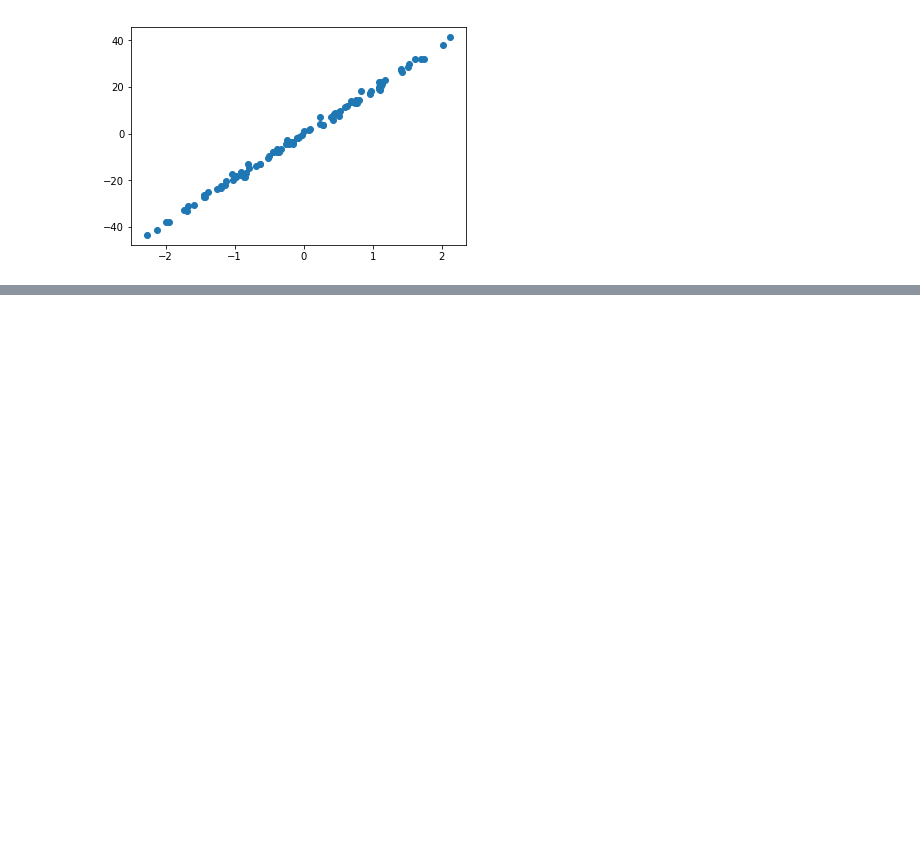
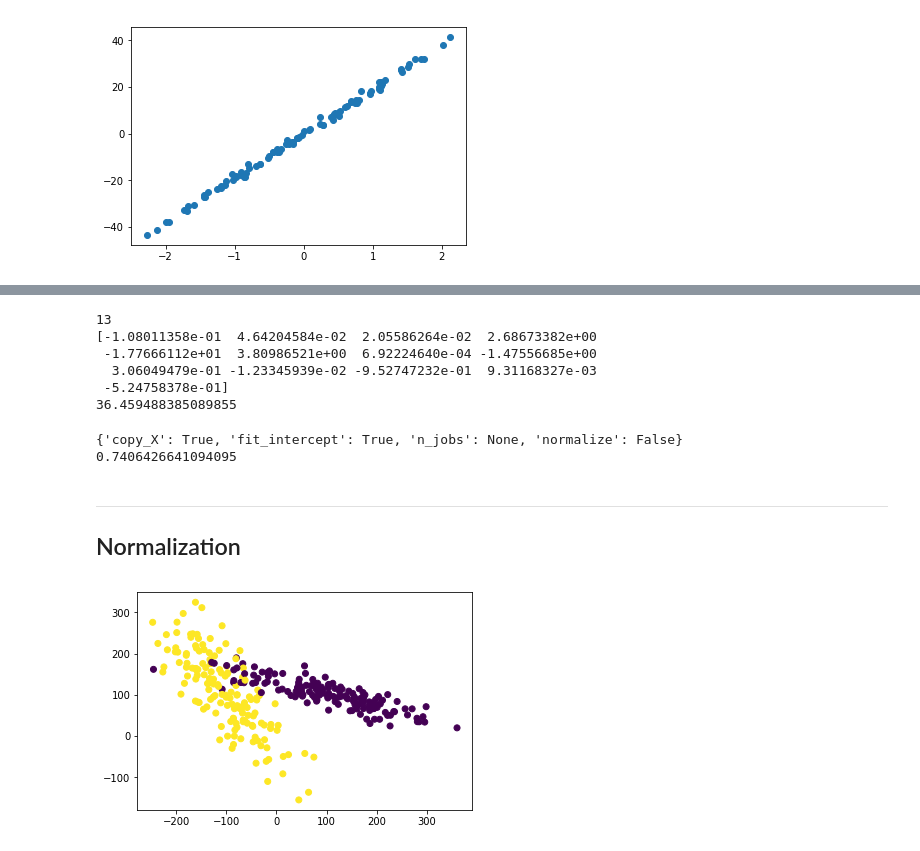
Before and after one commit to Baytoro/ModulesCooking, a Jupyter notebook: sklearn/sklearn_tutorial.ipynb, the cells around one changed output, grey strips where cells are left out. Drawn from its saved outputs; the diff is of its cells as text; code cells hidden in the pictures; blank space fills up the shorter version.

```diff
--- a/sklearn/sklearn_tutorial.ipynb
+++ b/sklearn/sklearn_tutorial.ipynb
@@ -69,0 +73,20 @@ plt.show()
+# %%
+print(len(X[0]))
+print(model.coef_)
+print(model.intercept_)
+# %% [output]
+13
+[-1.08011358e-01  4.64204584e-02  2.05586264e-02  2.68673382e+00
+ -1.77666112e+01  3.80986521e+00  6.92224640e-04 -1.47556685e+00
+  3.06049479e-01 -1.23345939e-02 -9.52747232e-01  9.31168327e-03
+ -5.24758378e-01]
+36.459488385089855
+# %%
+print(model.get_params())
+print(model.score(X, y)) # R^2 coefficient of dermination
+# %% [output]
+{'copy_X': True, 'fit_intercept': True, 'n_jobs': None, 'normalize': False}
+0.7406426641094095
+# %% [markdown]
+---
+## Normalization
@@ -69,0 +96,8 @@ plt.show()
+# %%
+X2, y2 = datasets.make_classification(n_samples=300, n_features=2, n_redundant=0, n_informative=2, random_state=22,
+                                     n_clusters_per_class=1, scale=100)
+# %%
+plt.scatter(X2[:,0], X2[:,1], c=y2)
+plt.show()
+# %% [output]
+[figure, added]
```
Also changed, not shown: parts of 12 cells of this notebook, 1 other file.
